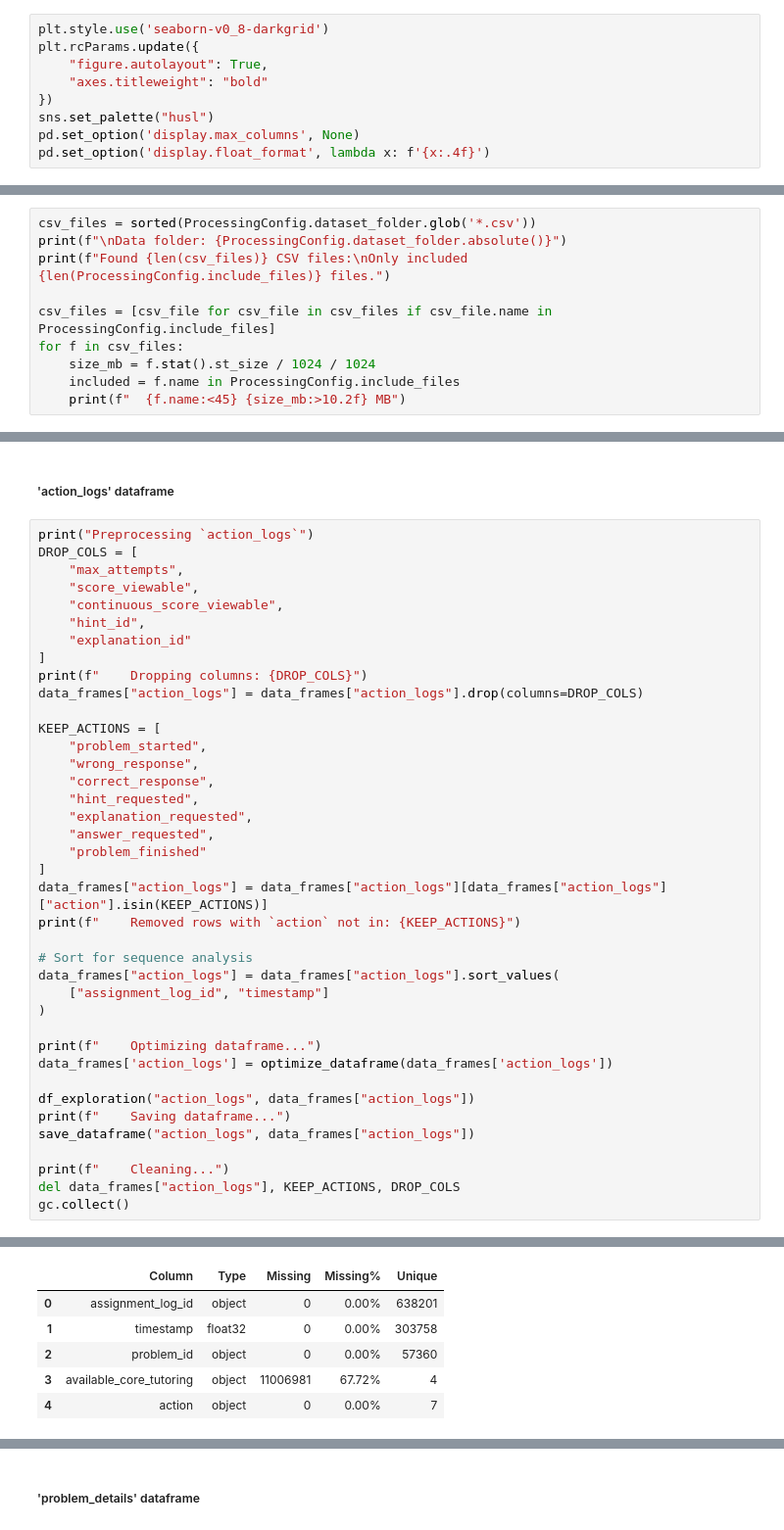
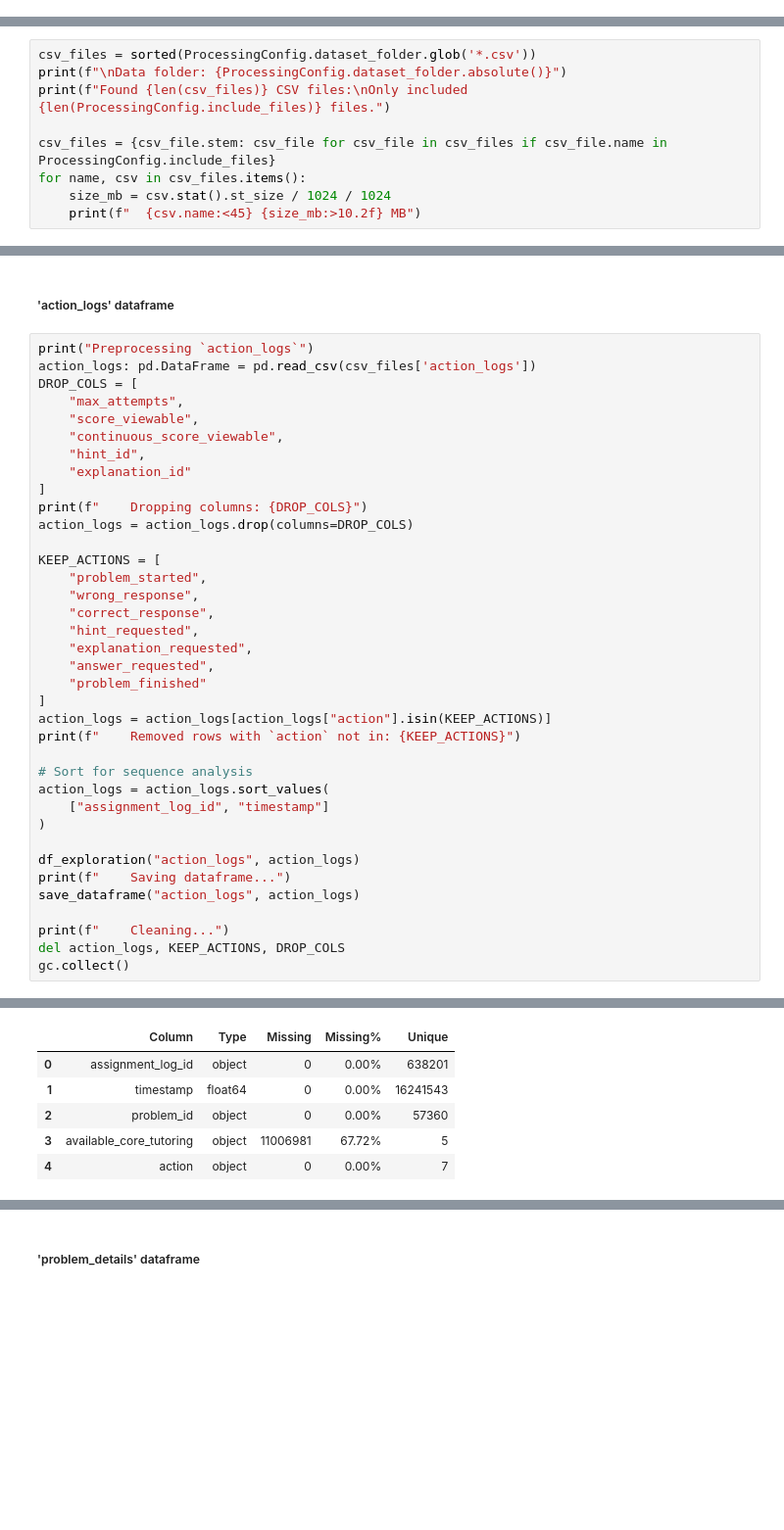
Before and after one commit to caineirb/CSC172-AssociationMining-Bautista, a Jupyter notebook: notebooks/asm_apriori.ipynb, the cells around one changed output, grey strips where cells are left out. Shown: that part at 98% size. Cells and saved outputs as stored; diff of their text form; blank space fills up the shorter version.

```diff
--- a/notebooks/asm_apriori.ipynb
+++ b/notebooks/asm_apriori.ipynb
@@ -28,12 +24,3 @@ warnings.filterwarnings('ignore')
-# %%
-plt.style.use('seaborn-v0_8-darkgrid')
-plt.rcParams.update({
-    "figure.autolayout": True,
-    "axes.titleweight": "bold"
-})
-sns.set_palette("husl")
-pd.set_option('display.max_columns', None)
-pd.set_option('display.float_format', lambda x: f'{x:.4f}')
 # %% [markdown]
 ### Process Configuration Classes
 # %%
@@ -227,11 +98,10 @@ csv_files = sorted(ProcessingConfig.dataset_folder.glob('*.csv'))
 print(f"\nData folder: {ProcessingConfig.dataset_folder.absolute()}")
 print(f"Found {len(csv_files)} CSV files:\nOnly included {len(ProcessingConfig.include_files)} files.")
 
-csv_files = [csv_file for csv_file in csv_files if csv_file.name in ProcessingConfig.include_files]
-for f in csv_files:
-    size_mb = f.stat().st_size / 1024 / 1024
-    included = f.name in ProcessingConfig.include_files
-    print(f"  {f.name:<45} {size_mb:>10.2f} MB")
+csv_files = {csv_file.stem: csv_file for csv_file in csv_files if csv_file.name in ProcessingConfig.include_files}
+for name, csv in csv_files.items():
+    size_mb = csv.stat().st_size / 1024 / 1024
+    print(f"  {csv.name:<45} {size_mb:>10.2f} MB")
 # %% [output]
 Data folder: /mnt/41A664F31125B500/Personal/Academics/4th_Year/1st_Sem/CSC172_Data_Mining_and_Analysis/CSC172-AssociationMining-Bautista/notebooks/../dataset
 Found 10 CSV files:
@@ -483,6 +450,7 @@ def run_apriori(encoded_df):
 ##### 'action_logs' dataframe
 # %%
 print("Preprocessing `action_logs`")
+action_logs: pd.DataFrame = pd.read_csv(csv_files['action_logs'])
 DROP_COLS = [
     "max_attempts",
     "score_viewable",
@@ -491,7 +459,7 @@ DROP_COLS = [
     "explanation_id"
 ]
 print(f"    Dropping columns: {DROP_COLS}")
-data_frames["action_logs"] = data_frames["action_logs"].drop(columns=DROP_COLS)
+action_logs = action_logs.drop(columns=DROP_COLS)
 
 KEEP_ACTIONS = [
     "problem_started",
@@ -502,23 +470,20 @@ KEEP_ACTIONS = [
     "answer_requested",
     "problem_finished"
 ]
-data_frames["action_logs"] = data_frames["action_logs"][data_frames["action_logs"]["action"].isin(KEEP_ACTIONS)]
+action_logs = action_logs[action_logs["action"].isin(KEEP_ACTIONS)]
 print(f"    Removed rows with `action` not in: {KEEP_ACTIONS}")
 
 # Sort for sequence analysis
-data_frames["action_logs"] = data_frames["action_logs"].sort_values(
+action_logs = action_logs.sort_values(
     ["assignment_log_id", "timestamp"]
 )
 
-print(f"    Optimizing dataframe...")
-data_frames['action_logs'] = optimize_dataframe(data_frames['action_logs'])
-
-df_exploration("action_logs", data_frames["action_logs"])
+df_exploration("action_logs", action_logs)
 print(f"    Saving dataframe...")
-save_dataframe("action_logs", data_frames["action_logs"])
+save_dataframe("action_logs", action_logs)
 
 print(f"    Cleaning...")
-del data_frames["action_logs"], KEEP_ACTIONS, DROP_COLS
+del action_logs, KEEP_ACTIONS, DROP_COLS
 gc.collect()
 # %% [output]
 Preprocessing `action_logs`
@@ -532,7 +506,7 @@ action_logs (shape: (16252841, 5))
 Report:
 |  | Column | Type | Missing | Missing% | Unique |
 | 0 | assignment_log_id | object | 0 | 0.00% | 638201 |
-| 1 | timestamp | float32 | 0 | 0.00% | 303758 |
+| 1 | timestamp | float64 | 0 | 0.00% | 16241543 |
 | 2 | problem_id | object | 0 | 0.00% | 57360 |
-| 3 | available_core_tutoring | object | 11006981 | 67.72% | 4 |
+| 3 | available_core_tutoring | object | 11006981 | 67.72% | 5 |
 | 4 | action | object | 0 | 0.00% | 7 |
```
Also changed, not shown: parts of 36 cells of this notebook, 12 other files.
